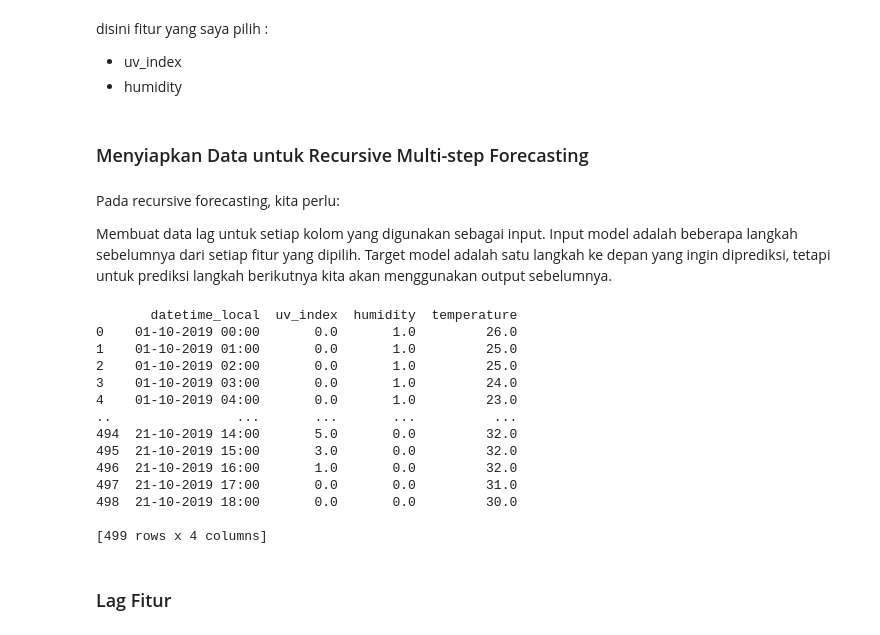
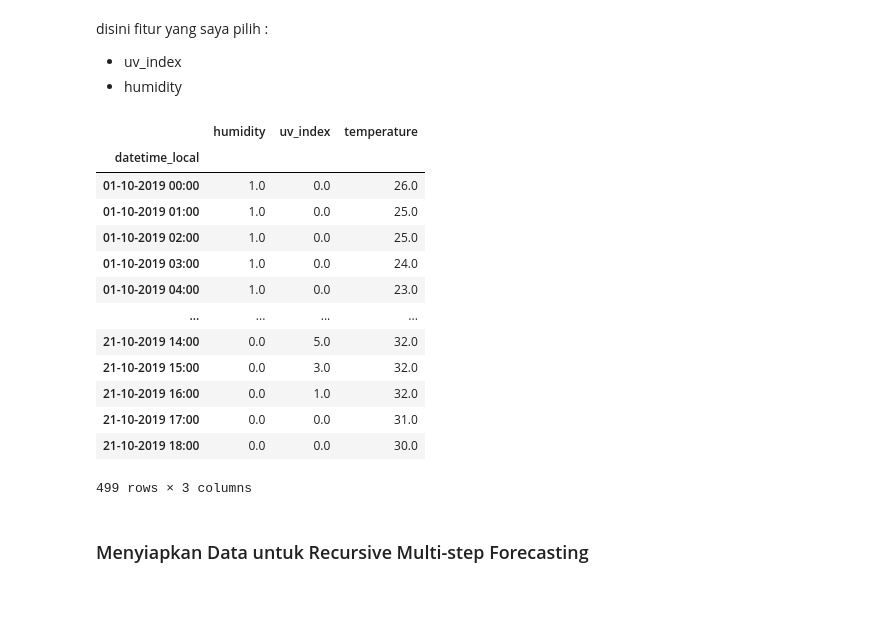
Before and after one commit to NikiRaihanLaili/PSD-TA, a Jupyter notebook: _sources/UAS3.ipynb, the cells around one changed output. Cells and saved outputs as stored; diff of their text form; code cells hidden in the pictures; blank space fills up the shorter version.

```diff
--- a/_sources/UAS3.ipynb
+++ b/_sources/UAS3.ipynb
@@ -442,28 +489,21 @@ selected_df = df_main[['datetime_local', 'uv_index','humidity', 'temperature']]
+# %%
+selected_df = df_main[['humidity','uv_index', 'temperature','datetime_local']]
+selected_df.set_index("datetime_local", inplace=True)
+selected_df
+# %% [output]
+|  | humidity | uv_index | temperature |
+| datetime_local |  |  |  |
+| 01-10-2019 00:00 | 1.0 | 0.0 | 26.0 |
+| 01-10-2019 01:00 | 1.0 | 0.0 | 25.0 |
+| 01-10-2019 02:00 | 1.0 | 0.0 | 25.0 |
+| 01-10-2019 03:00 | 1.0 | 0.0 | 24.0 |
+| 01-10-2019 04:00 | 1.0 | 0.0 | 23.0 |
+| ... | ... | ... | ... |
+| 21-10-2019 14:00 | 0.0 | 5.0 | 32.0 |
+| 21-10-2019 15:00 | 0.0 | 3.0 | 32.0 |
+| 21-10-2019 16:00 | 0.0 | 1.0 | 32.0 |
+| 21-10-2019 17:00 | 0.0 | 0.0 | 31.0 |
+| 21-10-2019 18:00 | 0.0 | 0.0 | 30.0 |
+499 rows × 3 columns
 # %% [markdown]
 ### Menyiapkan Data untuk Recursive Multi-step Forecasting
-# %% [markdown]
-Pada recursive forecasting, kita perlu:
-
-Membuat data lag untuk setiap kolom yang digunakan sebagai input.
-Input model adalah beberapa langkah sebelumnya dari setiap fitur yang dipilih.
-Target model adalah satu langkah ke depan yang ingin diprediksi, tetapi untuk prediksi langkah berikutnya kita akan menggunakan output sebelumnya.
-# %%
-# Tampilkan DataFrame tanpa mengurutkan berdasarkan 'datetime_local'
-print(selected_df)
-# %% [output]
-       datetime_local  uv_index  humidity  temperature
-0    01-10-2019 00:00       0.0       1.0         26.0
-1    01-10-2019 01:00       0.0       1.0         25.0
-2    01-10-2019 02:00       0.0       1.0         25.0
-3    01-10-2019 03:00       0.0       1.0         24.0
-4    01-10-2019 04:00       0.0       1.0         23.0
-..                ...       ...       ...          ...
-494  21-10-2019 14:00       5.0       0.0         32.0
-495  21-10-2019 15:00       3.0       0.0         32.0
-496  21-10-2019 16:00       1.0       0.0         32.0
-497  21-10-2019 17:00       0.0       0.0         31.0
-498  21-10-2019 18:00       0.0       0.0         30.0
-
-[499 rows x 4 columns]
-# %% [markdown]
-### Lag Fitur
```
Also changed, not shown: parts of 98 cells of this notebook, 39 other files.
